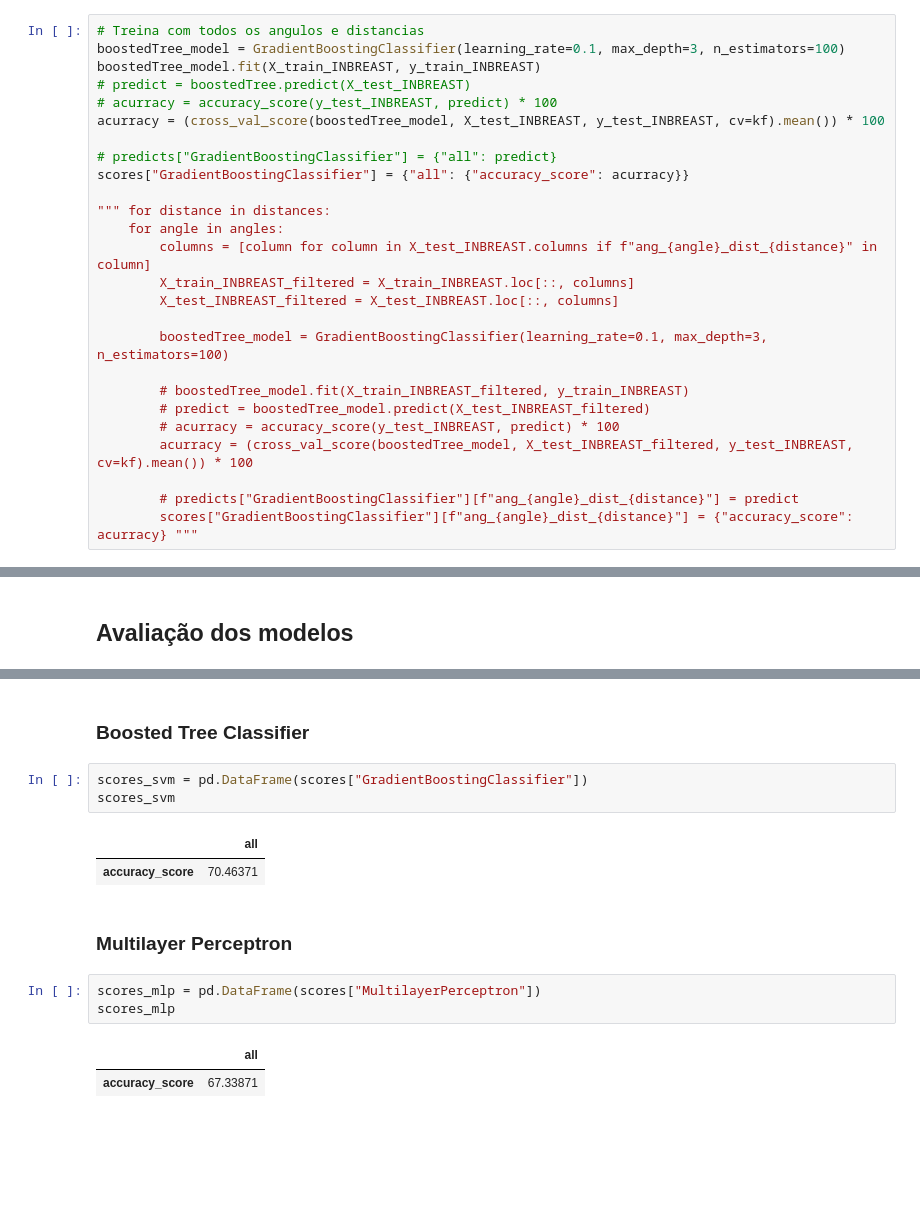
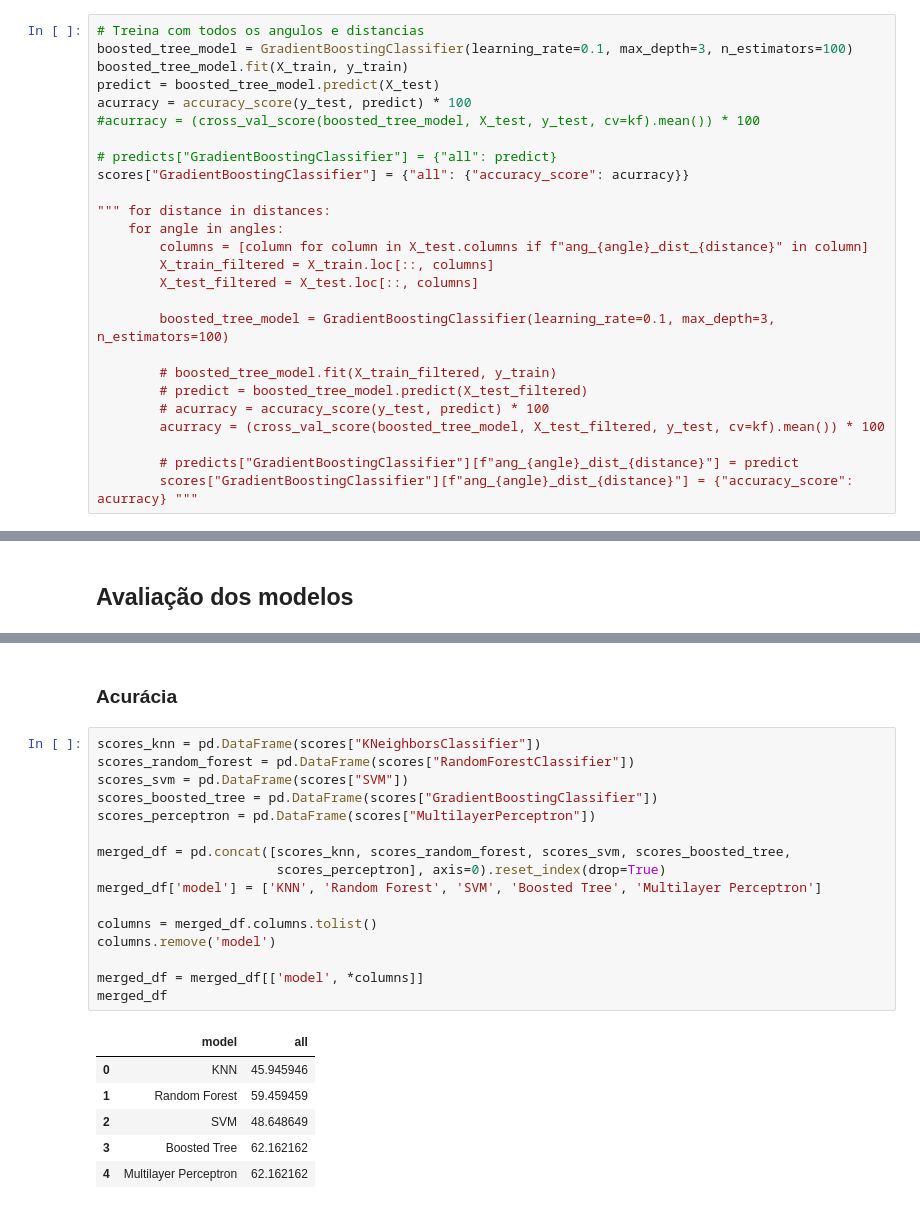
Before and after one commit to matheusssilva991/Radiomica, a Jupyter notebook: src/mamografia/model.ipynb, the cells around one changed output, grey strips where cells are left out. Drawn from its saved outputs; the diff is of its cells as text; blank space fills up the shorter version.

```diff
--- a/src/mamografia/model.ipynb
+++ b/src/mamografia/model.ipynb
@@ -449,27 +247,27 @@ scores["SVM"] = {"all": {"accuracy_score": acurracy}}
 ### Boosted Tree Classifier
 # %%
 # Treina com todos os angulos e distancias
-boostedTree_model = GradientBoostingClassifier(learning_rate=0.1, max_depth=3, n_estimators=100)
-boostedTree_model.fit(X_train_INBREAST, y_train_INBREAST)
-# predict = boostedTree.predict(X_test_INBREAST)
-# acurracy = accuracy_score(y_test_INBREAST, predict) * 100
-acurracy = (cross_val_score(boostedTree_model, X_test_INBREAST, y_test_INBREAST, cv=kf).mean()) * 100
+boosted_tree_model = GradientBoostingClassifier(learning_rate=0.1, max_depth=3, n_estimators=100)
+boosted_tree_model.fit(X_train, y_train)
+predict = boosted_tree_model.predict(X_test)
+acurracy = accuracy_score(y_test, predict) * 100
+#acurracy = (cross_val_score(boosted_tree_model, X_test, y_test, cv=kf).mean()) * 100
 
 # predicts["GradientBoostingClassifier"] = {"all": predict}
 scores["GradientBoostingClassifier"] = {"all": {"accuracy_score": acurracy}}
 
 """ for distance in distances:
     for angle in angles:
-        columns = [column for column in X_test_INBREAST.columns if f"ang_{angle}_dist_{distance}" in column]
-        X_train_INBREAST_filtered = X_train_INBREAST.loc[::, columns]
-        X_test_INBREAST_filtered = X_test_INBREAST.loc[::, columns]
+        columns = [column for column in X_test.columns if f"ang_{angle}_dist_{distance}" in column]
+        X_train_filtered = X_train.loc[::, columns]
+        X_test_filtered = X_test.loc[::, columns]
 
-        boostedTree_model = GradientBoostingClassifier(learning_rate=0.1, max_depth=3, n_estimators=100)
+        boosted_tree_model = GradientBoostingClassifier(learning_rate=0.1, max_depth=3, n_estimators=100)
 
-        # boostedTree_model.fit(X_train_INBREAST_filtered, y_train_INBREAST)
-        # predict = boostedTree_model.predict(X_test_INBREAST_filtered)
-        # acurracy = accuracy_score(y_test_INBREAST, predict) * 100
-        acurracy = (cross_val_score(boostedTree_model, X_test_INBREAST_filtered, y_test_INBREAST, cv=kf).mean()) * 100
+        # boosted_tree_model.fit(X_train_filtered, y_train)
+        # predict = boosted_tree_model.predict(X_test_filtered)
+        # acurracy = accuracy_score(y_test, predict) * 100
+        acurracy = (cross_val_score(boosted_tree_model, X_test_filtered, y_test, cv=kf).mean()) * 100
 
         # predicts["GradientBoostingClassifier"][f"ang_{angle}_dist_{distance}"] = predict
         scores["GradientBoostingClassifier"][f"ang_{angle}_dist_{distance}"] = {"accuracy_score": acurracy} """
@@ -555,16 +313,25 @@ scores_svm
-# %% [markdown]
-### Boosted Tree Classifier
-# %%
-scores_svm = pd.DataFrame(scores["GradientBoostingClassifier"])
-scores_svm
-# %% [output]
-|  | all |
-| accuracy_score | 70.46371 |
-# %% [markdown]
-### Multilayer Perceptron
-# %%
-scores_mlp = pd.DataFrame(scores["MultilayerPerceptron"])
-scores_mlp
-# %% [output]
-|  | all |
-| accuracy_score | 67.33871 |
+# %% [markdown]
+### Acurácia
+# %%
+scores_knn = pd.DataFrame(scores["KNeighborsClassifier"])
+scores_random_forest = pd.DataFrame(scores["RandomForestClassifier"])
+scores_svm = pd.DataFrame(scores["SVM"])
+scores_boosted_tree = pd.DataFrame(scores["GradientBoostingClassifier"])
+scores_perceptron = pd.DataFrame(scores["MultilayerPerceptron"])
+
+merged_df = pd.concat([scores_knn, scores_random_forest, scores_svm, scores_boosted_tree,
+                       scores_perceptron], axis=0).reset_index(drop=True)
+merged_df['model'] = ['KNN', 'Random Forest', 'SVM', 'Boosted Tree', 'Multilayer Perceptron']
+
+columns = merged_df.columns.tolist()
+columns.remove('model')
+
+merged_df = merged_df[['model', *columns]]
+merged_df
+# %% [output]
+|  | model | all |
+| 0 | KNN | 45.945946 |
+| 1 | Random Forest | 59.459459 |
+| 2 | SVM | 48.648649 |
+| 3 | Boosted Tree | 62.162162 |
+| 4 | Multilayer Perceptron | 62.162162 |
```
Also changed, not shown: parts of 83 cells of this notebook, 5 other files.
